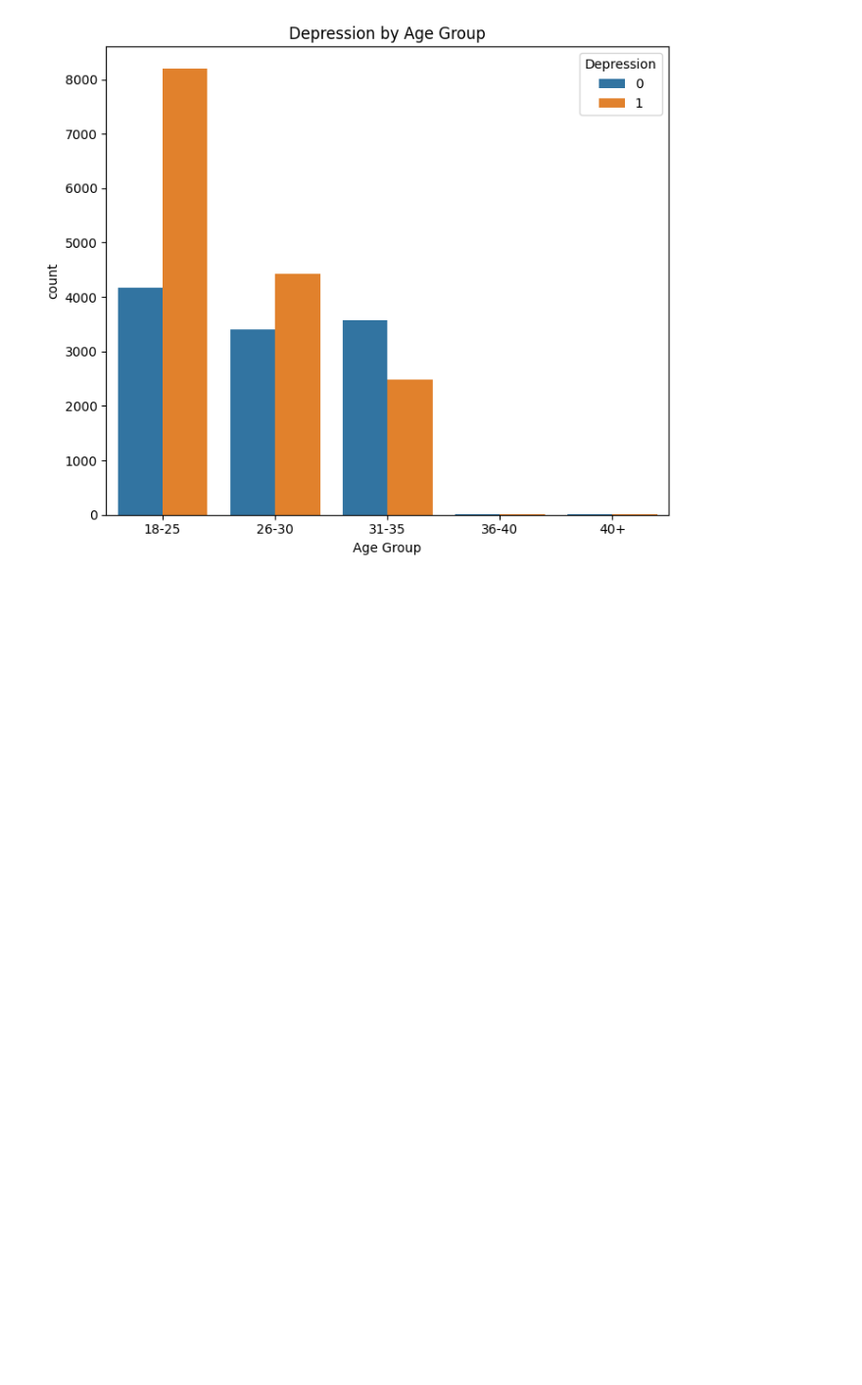
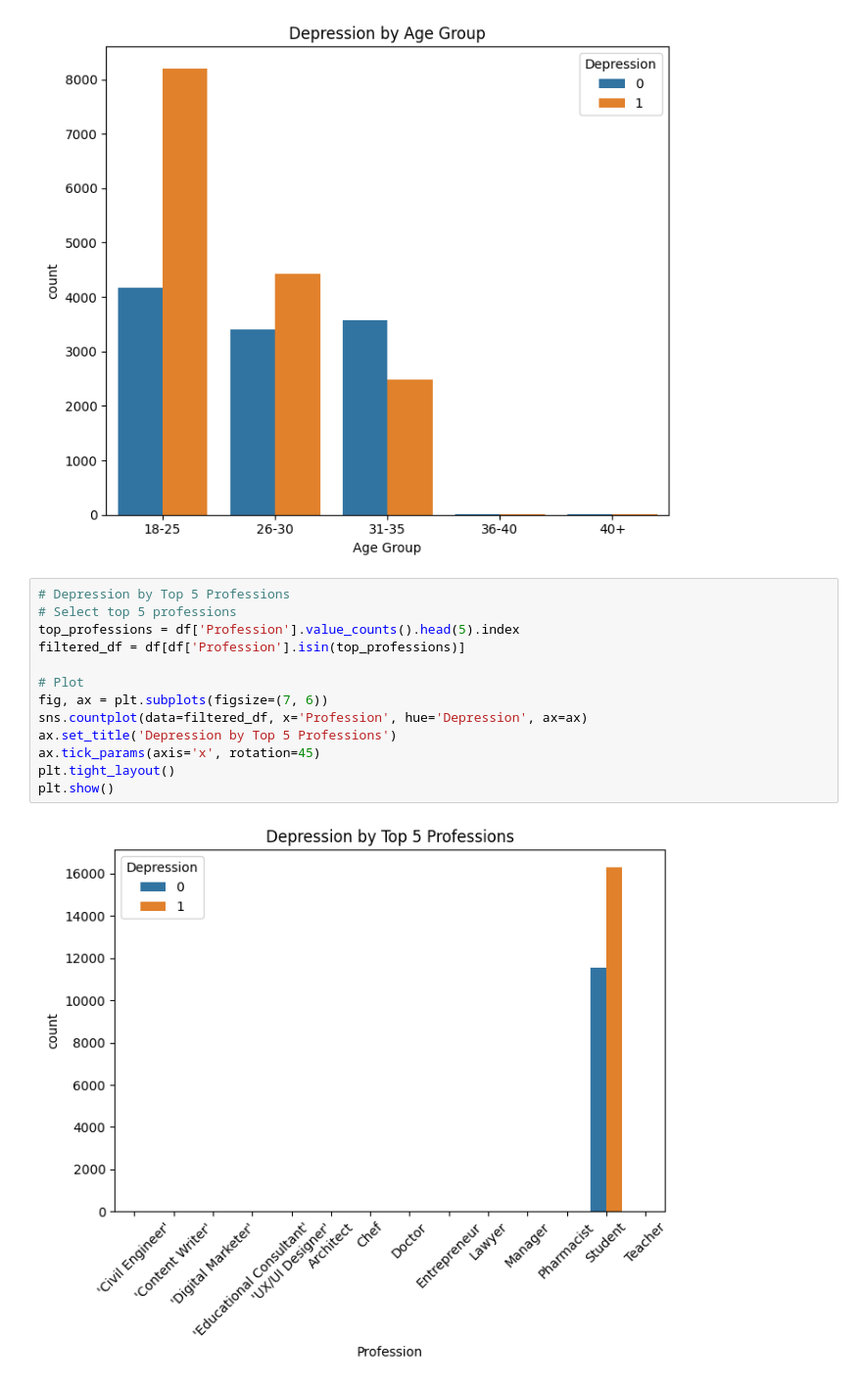
Before and after one commit to arshadziban/Data-Analysis-With-Python, a Jupyter notebook: StudentMind Insights/StudentMind_Insights.ipynb, the cells around one changed output. Shown: that part at 98% size. Saved outputs shown, nothing was run; the diff lists cells and outputs as text; blank space fills up the shorter version.

```diff
--- a/StudentMind Insights/StudentMind_Insights.ipynb
+++ b/StudentMind Insights/StudentMind_Insights.ipynb
@@ -343,3 +343,18 @@ plt.tight_layout()
 plt.show()
 # %% [output]
 [figure]
+# %%
+# Depression by Top 5 Professions
+# Select top 5 professions
+top_professions = df['Profession'].value_counts().head(5).index
+filtered_df = df[df['Profession'].isin(top_professions)]
+
+# Plot
+fig, ax = plt.subplots(figsize=(7, 6))
+sns.countplot(data=filtered_df, x='Profession', hue='Depression', ax=ax)
+ax.set_title('Depression by Top 5 Professions')
+ax.tick_params(axis='x', rotation=45)
+plt.tight_layout()
+plt.show()
+# %% [output]
+[figure, added]
```
